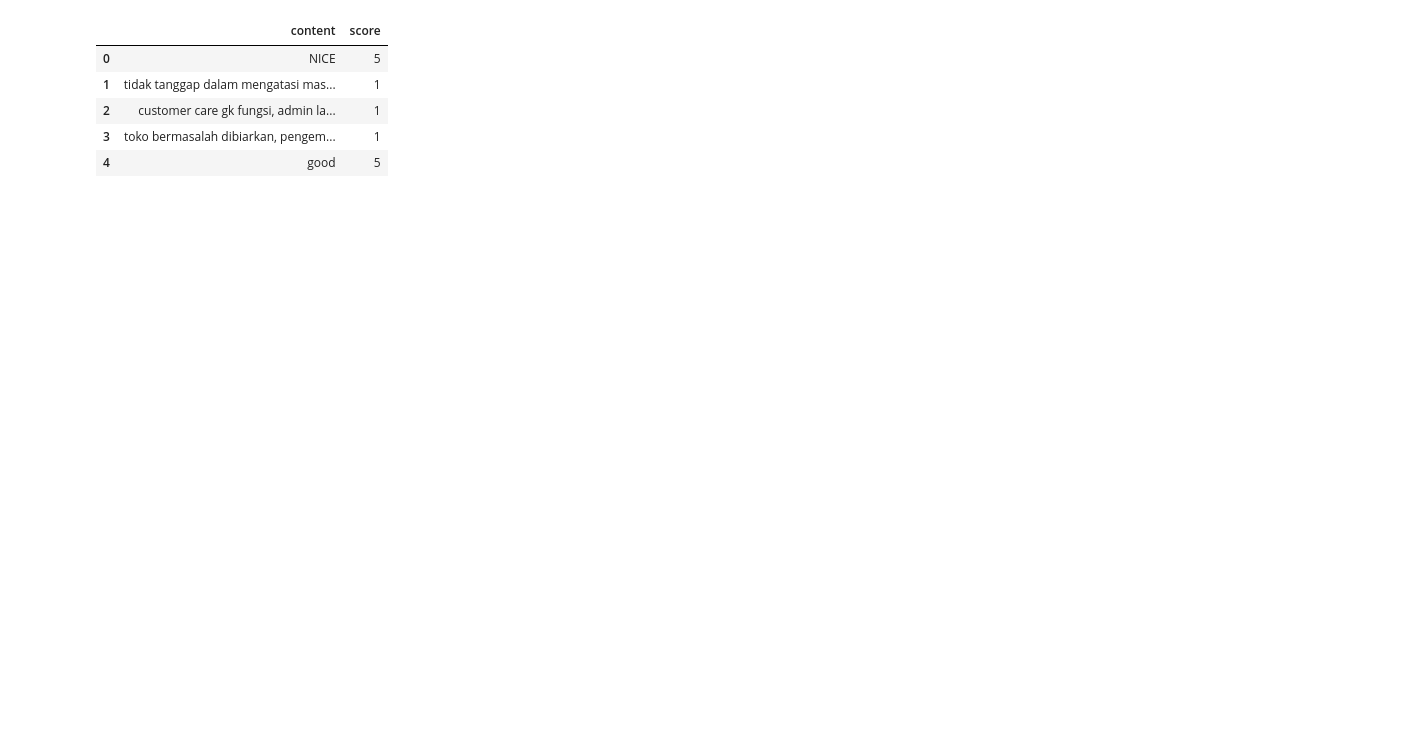
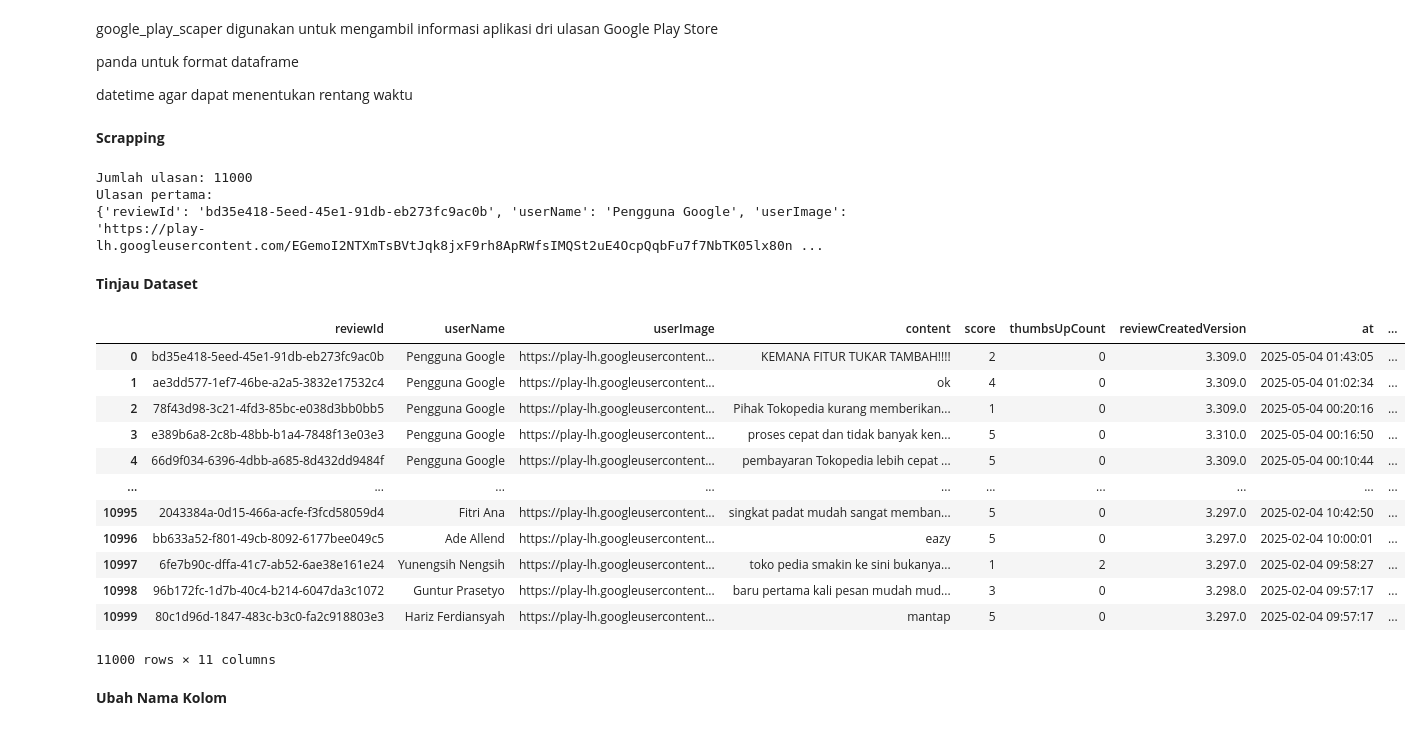
Before and after one commit to rahayunr16/Submission-Belajar-Pengembangan-Machine-Learning-1, a Jupyter notebook: File_Kode_Scraping.ipynb, the cells around one changed output. Drawn from its saved outputs; the diff is of its cells as text; code cells hidden in the pictures; blank space fills up the shorter version.

```diff
--- a/File_Kode_Scraping.ipynb
+++ b/File_Kode_Scraping.ipynb
@@ -65,10 +26,64 @@ Jumlah data terkumpul: 15000
+# %% [markdown]
+google_play_scaper digunakan untuk mengambil informasi aplikasi dri ulasan Google Play Store
+
+panda untuk format dataframe
+
+datetime agar dapat menentukan rentang waktu
+# %% [markdown]
+**Scrapping**
+# %%
+app_id = 'com.tokopedia.tkpd'
+
+def get_reviews(app_id, lang='id', count=11000, sort=Sort.NEWEST, filter_score_with=None, filter_device_with=None, continuation_token=None):
+    try:
+        result, continuation_token = reviews(
+            app_id,
+            lang=lang,
+            country='id',
+            sort=sort,
+            count=count,
+            filter_score_with=filter_score_with,
+            filter_device_with=filter_device_with,
+            continuation_token=continuation_token
+        )
+        return result, continuation_token
+    except Exception as e:
+        print("Error:", e)
+        return None, None
+
+reviews, continuation_token = get_reviews(app_id)
+
+if reviews is not None:
+    print("Jumlah ulasan:", len(reviews))
+    if len(reviews) > 0:
+        print("Ulasan pertama:")
+        print(reviews[0])
+else:
+    print("Tidak dapat mengambil ulasan.")
+
+time.sleep(1)
+# %% [output]
+Jumlah ulasan: 11000
+Ulasan pertama:
+{'reviewId': 'bd35e418-5eed-45e1-91db-eb273fc9ac0b', 'userName': 'Pengguna Google', 'userImage': 'https://play-lh.googleusercontent.com/EGemoI2NTXmTsBVtJqk8jxF9rh8ApRWfsIMQSt2uE4OcpQqbFu7f7NbTK05lx80n ...
+# %% [markdown]
+**Tinjau Dataset**
 # %%
-df = pd.DataFrame(all_reviews)
-df.head()
+df = pd.DataFrame(reviews)
+df
 # %% [output]
-|  | content | score |
-| 0 | NICE | 5 |
-| 1 | tidak tanggap dalam mengatasi mas... | 1 |
-| 2 | customer care gk fungsi, admin la... | 1 |
-| 3 | toko bermasalah dibiarkan, pengem... | 1 |
-| 4 | good | 5 |
+|  | reviewId | userName | userImage | content | score | thumbsUpCount | reviewCreatedVersion | at | ... |
+| 0 | bd35e418-5eed-45e1-91db-eb273fc9ac0b | Pengguna Google | https://play-lh.googleusercontent... | KEMANA FITUR TUKAR TAMBAH!!!! | 2 | 0 | 3.309.0 | 2025-05-04 01:43:05 | ... |
+| 1 | ae3dd577-1ef7-46be-a2a5-3832e17532c4 | Pengguna Google | https://play-lh.googleusercontent... | ok | 4 | 0 | 3.309.0 | 2025-05-04 01:02:34 | ... |
+| 2 | 78f43d98-3c21-4fd3-85bc-e038d3bb0bb5 | Pengguna Google | https://play-lh.googleusercontent... | Pihak Tokopedia kurang memberikan... | 1 | 0 | 3.309.0 | 2025-05-04 00:20:16 | ... |
+| 3 | e389b6a8-2c8b-48bb-b1a4-7848f13e03e3 | Pengguna Google | https://play-lh.googleusercontent... | proses cepat dan tidak banyak ken... | 5 | 0 | 3.310.0 | 2025-05-04 00:16:50 | ... |
+| 4 | 66d9f034-6396-4dbb-a685-8d432dd9484f | Pengguna Google | https://play-lh.googleusercontent... | pembayaran Tokopedia lebih cepat ... | 5 | 0 | 3.309.0 | 2025-05-04 00:10:44 | ... |
+| ... | ... | ... | ... | ... | ... | ... | ... | ... | ... |
+| 10995 | 2043384a-0d15-466a-acfe-f3fcd58059d4 | Fitri Ana | https://play-lh.googleusercontent... | singkat padat mudah sangat memban... | 5 | 0 | 3.297.0 | 2025-02-04 10:42:50 | ... |
+| 10996 | bb633a52-f801-49cb-8092-6177bee049c5 | Ade Allend | https://play-lh.googleusercontent... | eazy | 5 | 0 | 3.297.0 | 2025-02-04 10:00:01 | ... |
+| 10997 | 6fe7b90c-dffa-41c7-ab52-6ae38e161e24 | Yunengsih Nengsih | https://play-lh.googleusercontent... | toko pedia smakin ke sini bukanya... | 1 | 2 | 3.297.0 | 2025-02-04 09:58:27 | ... |
+| 10998 | 96b172fc-1d7b-40c4-b214-6047da3c1072 | Guntur Prasetyo | https://play-lh.googleusercontent... | baru pertama kali pesan mudah mud... | 3 | 0 | 3.298.0 | 2025-02-04 09:57:17 | ... |
+| 10999 | 80c1d96d-1847-483c-b3c0-fa2c918803e3 | Hariz Ferdiansyah | https://play-lh.googleusercontent... | mantap | 5 | 0 | 3.297.0 | 2025-02-04 09:57:17 | ... |
+11000 rows × 11 columns
+# %% [markdown]
+**Ubah Nama Kolom**
```
Also changed, not shown: parts of 10 cells of this notebook.
